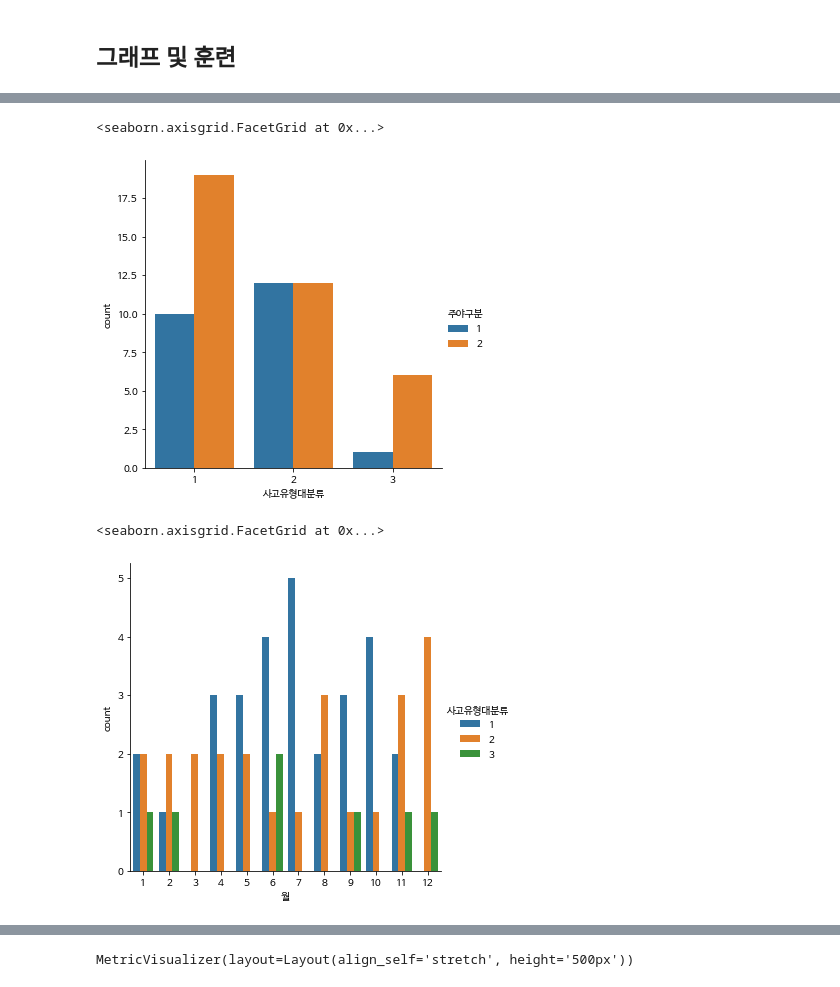
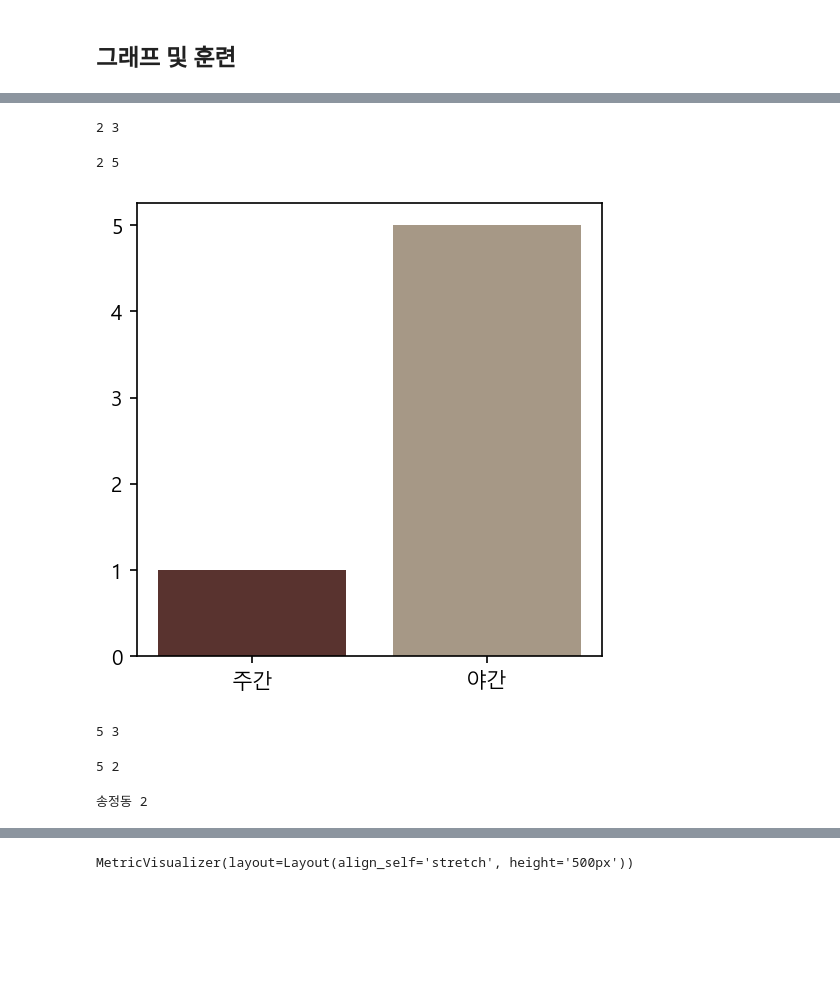
Before and after one commit to 98hyun/predtraffic, a Jupyter notebook: model/소비자분석.ipynb, the cells around one changed output, grey strips where cells are left out. Drawn from its saved outputs; the diff is of its cells as text; code cells hidden in the pictures; blank space fills up the shorter version.

```diff
--- a/model/소비자분석.ipynb
+++ b/model/소비자분석.ipynb
@@ -141,17 +109,0 @@ fc-cache: succeeded
-# %%
-import matplotlib.pyplot as plt
-import seaborn as sns
-
-import matplotlib.pyplot as plt
-
-plt.rc('font', family='NanumBarunGothic')
-
-sns.catplot(data=train,x='사고유형대분류',hue='주야구분',kind='count')
-# %% [output]
-<seaborn.axisgrid.FacetGrid at 0x...>
-[figure, removed]
-# %%
-sns.catplot(data=train,x='월',hue='사고유형대분류',kind='count')
-# %% [output]
-<seaborn.axisgrid.FacetGrid at 0x...>
-[figure, removed]
@@ -157,0 +116,53 @@ sns.catplot(data=train,x='월',hue='사고유형대분류',kind='count')
+# %%
+## 11월 어떤 사고가 많이 일어나는지.
+df=train.groupby(['월','사고유형대분류'])['사고유형대분류'].count()
+top_acc=df.loc[11].idxmax()
+count=df.loc[11][top_acc]
+print(top_acc,count)
+# %% [output]
+2 3
+# %%
+## 11월 주야구분 사고.
+df=train.groupby(['월','주야구분'])['사고유형대분류'].count()
+
+top_acc=df.loc[11].idxmax()
+count=df.loc[11][top_acc]
+print(top_acc,count)
+fig,ax=plt.subplots(1,1,figsize=(4,4),dpi=150)
+ax.bar(x='주간',height=df.loc[11][1],color='#59332F')
+ax.bar(x='야간',height=df.loc[11][2],color='#A69886')
+
+# for axis in ['top','right','left']:
+#     ax.spines[axis].set_visible(False)
+plt.show()
+
+
+# sns.catplot(data=train,x='사고유형대분류',hue='주야구분',kind='count')
+# %% [output]
+2 5
+[figure, added]
+# %%
+## 11월 몇시에 사고가 가장 많이 나는지.
+df=train.groupby(['월','시간'])['사고유형대분류'].count()
+top_acc_time=df.loc[11].idxmax()
+count=df.loc[11][top_acc]
+print(top_acc,count)
+# %% [output]
+5 3
+# %%
+## 11월 무슨요일에 사고가 가장 많이 나는지
+## 1 일 2 월 .. 7 토
+df=train.groupby(['월','요일'])['사고유형대분류'].count()
+top_acc_time=df.loc[11].idxmax()
+count=df.loc[11][top_acc]
+print(top_acc,count)
+# %% [output]
+5 2
+# %%
+## 11월 어떤 지역에서 사고가 가장 많이 나는지.
+df=train.groupby(['월','지역'])['사고유형대분류'].count()
+top_acc=df.loc[11].idxmax()
+count=df.loc[11].loc[top_acc_time]
+print(top_acc,count)
+# %% [output]
+송정동 2
```
Also changed, not shown: parts of 6 cells of this notebook, 4 other files.
